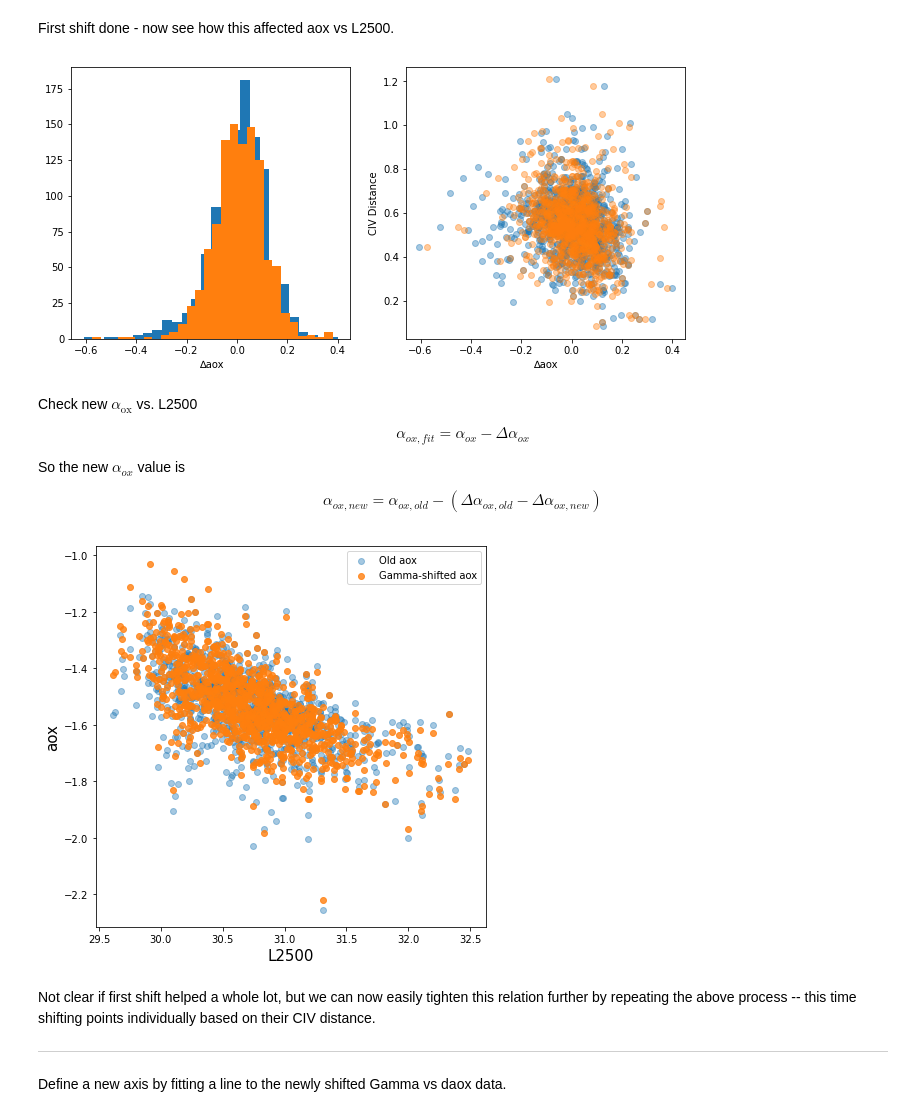
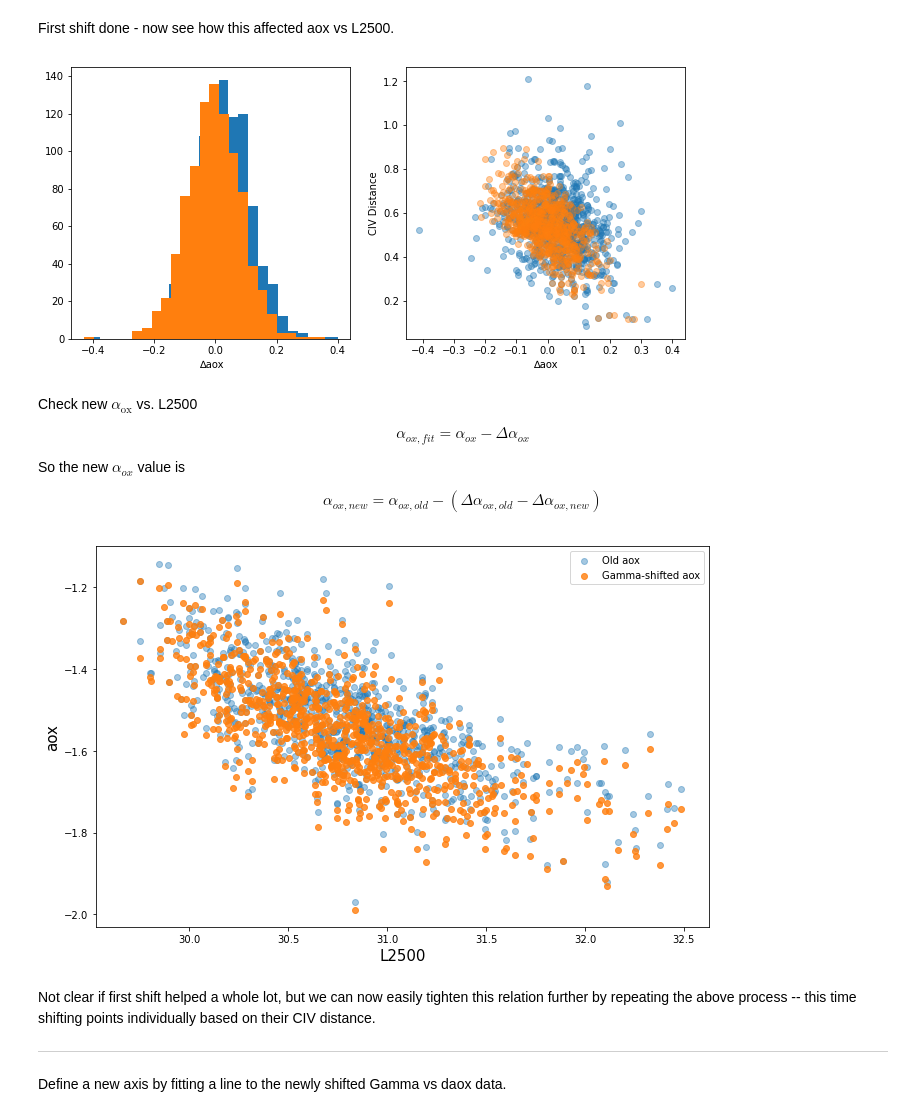
Before and after one commit to trevormccaffrey/Cosmology_Quasars, a Jupyter notebook: Xray_data/gamma_daox_diagonal_corrs_shiftdaox_4_mean_clean_3_linfits.ipynb, the cells around one changed output. Saved outputs shown, nothing was run; the diff lists cells and outputs as text; code cells hidden in the pictures.

```diff
--- a/Xray_data/gamma_daox_diagonal_corrs_shiftdaox_4_mean_clean_3_linfits.ipynb
+++ b/Xray_data/gamma_daox_diagonal_corrs_shiftdaox_4_mean_clean_3_linfits.ipynb
@@ -60,12 +60,13 @@ def even_fit(xdata, ydata):
     clip_mask = ((xdata>=xdata_clipped.min()) & (xdata<=xdata_clipped.max())) & ((ydata>=ydata_clipped.min()) & (ydata<=ydata_clipped.max()))
 
     #Scale above data
-    data = np.array([xdata[clip_mask], ydata[clip_mask]]).T
+    data = np.array([xdata, ydata]).T
+    data_clip = np.array([xdata[clip_mask], ydata[clip_mask]]).T
     fit1 = np.array([y1, x1]).T
     fit2 = np.array([x2, y2]).T
 
     #print(ydata_clipped.shape)
-    scaler = MinMaxScaler().fit(data)
+    scaler = MinMaxScaler().fit(data_clip)
     data_scaled = scaler.transform(data)
     fit1_scale = scaler.transform(fit1)
     fit2_scale = scaler.transform(fit2)
@@ -157,7 +158,8 @@ blue = dat["CIV_blue"].values
 gamma = dat["Gamma"].values
 daox  = dat["Delta_Alpha_ox"].values
 clean = dat["Clean"].values
-dat = dat[~np.isnan(blue)&~np.isnan(daox)&~np.isinf(gamma)&clean]
+good = dat["XRayDist"].values<0
+dat = dat[~np.isnan(blue)&~np.isnan(daox)&~np.isinf(gamma)&clean&good]
 
 #Define vars in cut dataframe
 gamma = dat["Gamma"].values
@@ -166,8 +168,8 @@ blue = dat["CIV_blue"].values
 ew   = dat["CIV_EW"].values
 logEW= np.log10(ew)
 c4data = np.array([blue, logEW]).T
-c4fit = np.load("/Users/Trevor1/Desktop/git/CIV_Distance/data/bestfit.npy")
-CIVdist = CIV_distance(c4data, c4fit, step=10, path="/Users/Trevor1/Desktop/git/CIV_Distance/")
+c4fit = np.load("/Users/trevormccaffrey/Desktop/git/CIV_Distance/data/bestfit.npy")
+CIVdist = CIV_distance(c4data, c4fit, step=10, path="/Users/trevormccaffrey/Desktop/git/CIV_Distance/")
 
 print("'Clean' Data: %d objects" % dat.shape[0])
 
@@ -207,7 +209,7 @@ We can compute how much shift there is in $\Delta\alpha_{ox}$ in bins of $\Gamma
 We don't know the absorption track for each individual object.  Instead we'll compute the mean of a sigma-clipped Gaussian fit to the distribution of CIV Distance in bins of $\Gamma$.
 # %%
 #Create bins in gamma that will have equal number of objects in each
-gamma_bins = [0.5] #start at the min
+gamma_bins = [1.25] #start at the min
 Nbin = 0 #increment
 
 for Gamma in np.sort(gamma):
@@ -233,23 +228,34 @@ sigma_clip?
 # %%
 fit_bin_list = []
 ind_mean_list = []
+variable_list = np.zeros(len(gamma), dtype=bool) #get rid of objects with outlier CIV distances - these are probably variable
 
 for i in range(len(gamma_bins)-1):
     binmask = ((gamma>=gamma_bins[i])&(gamma<=gamma_bins[i+1]))
 
     fit_bin = even_fit(daox[binmask], CIVdist[binmask]) ; fit_bin_list.append(fit_bin)
 
-    #m_mcmc, b_mcmc = mcmc_fit2(daox[binmask], CIVdist[binmask], np.zeros(len(daox[binmask])), np.zeros(len(daox[binmask])))
-    #x_mcmc = np.arange(-0.6, 0.4, 0.01) ; x_mcmc_list.append(x_mcmc)
-    #y_mcmc = m_mcmc*x_mcmc + b_mcmc ; y_mcmc_list.append(y_mcmc)
+    residuals = []
+    for i in range(len(CIVdist[binmask])):
+        ind_resy = np.abs(fit_bin[:,0]-daox[binmask][i]).argmin()
+        residuals.append(CIVdist[binmask][i]-fit_bin[ind_resy,1])
+    residuals = np.array(residuals)
+
+    #Sigma clip residuals
+    residuals_clipped = sigma_clip(residuals, sigma=2, maxiters=10, masked=False)
+    residuals_mask = ((residuals>=residuals_clipped.min()) & (residuals<=residuals_clipped.max()))
+
+    variable_list[binmask] = (~residuals_mask).copy()
 
     CIVdist_bin_clipped = sigma_clip(CIVdist[binmask], sigma_lower=3, sigma_upper=3, maxiters=10, masked=False)
     mu_civ = np.mean(CIVdist_bin_clipped)
     ind_mean = abs(fit_bin[:,1]-mu_civ).argmin() ; ind_mean_list.append(ind_mean)
 
     fig = plt.figure(figsize=(6,6))
-    plt.scatter(daox[binmask], CIVdist[binmask])
+    plt.scatter(daox[binmask][residuals_mask], CIVdist[binmask][residuals_mask])
+    plt.scatter(daox[binmask][~residuals_mask], CIVdist[binmask][~residuals_mask], label="Outliers")
     plt.plot(fit_bin[:,0], fit_bin[:,1], "-m")
     plt.scatter(fit_bin[ind_mean,0], fit_bin[ind_mean,1], c="m", s=300)
+    plt.legend(loc="best")
     plt.show()
 # %% [output]
@@ -372,13 +378,13 @@ ax1.hist(daox_gamma, bins="scott", label="Median-gamma shifted ∆aox")
 ax1.set_xlabel("∆aox")
 
 ax2.scatter(daox, CIVdist, alpha=0.4, label="Original ∆aox")
-ax2.scatter(daox_gamma, CIVdist, alpha=0.4, label="Median-gamma shifted ∆aox")
+ax2.scatter(daox_gamma[~variable_list], CIVdist[~variable_list], alpha=0.4, label="Median-gamma shifted ∆aox")
 ax2.set_xlabel("∆aox")
 ax2.set_ylabel("CIV Distance")
 
 plt.show()
 # %% [output]
-[figure, old version]
+[figure, new version]
 # %% [markdown]
 Check new $\alpha_\mathrm{ox}$ vs. L2500
 
@@ -390,17 +396,17 @@ $$ \alpha_{ox,new} = \alpha_{ox,old} - (\Delta\alpha_{ox,old} - \Delta\alpha_{ox
 # %%
 aox           = dat["Alpha_ox"].values #original aox values
 aox_gamma     = aox - (daox - daox_gamma) #aox shifted based on gamma bins
 L2500 = dat["L2500"].values
 
-fig = plt.figure(figsize=(7,7))
+fig = plt.figure(figsize=(11,7))
 plt.scatter(L2500, aox, alpha=0.4, label="Old aox")
 plt.scatter(L2500, aox_gamma, alpha=0.8, label="Gamma-shifted aox")
 plt.ylabel("aox", fontsize=15)
 plt.xlabel("L2500", fontsize=15)
 plt.legend(loc="best")
 plt.show()
 # %% [output]
-[figure, old version]
+[figure, new version]
 # %% [markdown]
 Not clear if first shift helped a whole lot, but we can now easily tighten this relation further by repeating the above process -- this time shifting points individually based on their CIV distance.
 
```
Also changed, not shown: parts of 28 cells of this notebook.
